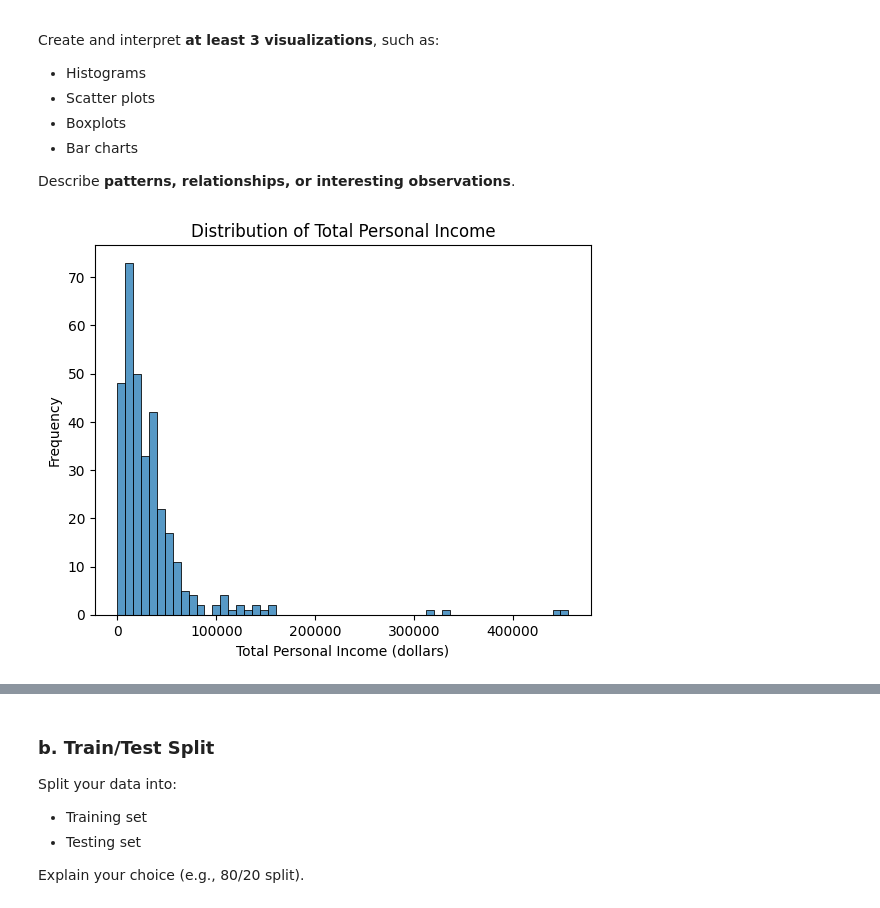
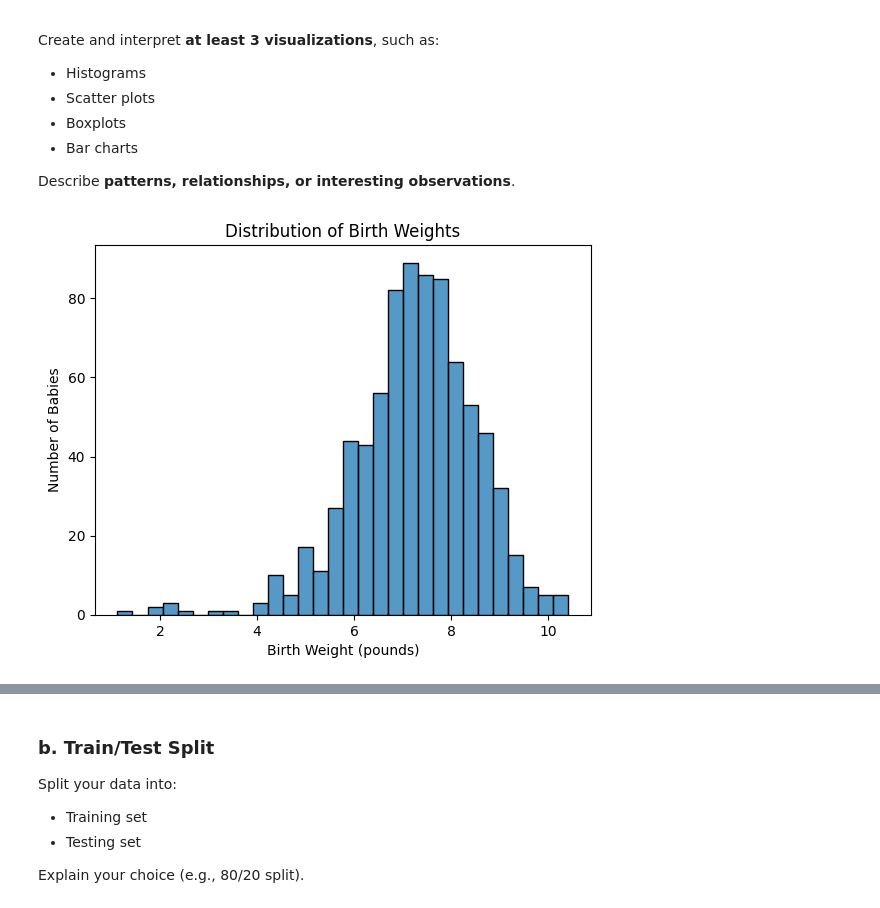
Before and after one commit to Nikolai-N484/Data201_NikolaiN, a Jupyter notebook: Project2/Nikolai_Navarro_Project2_Week11.ipynb, the cells around one changed output, grey strips where cells are left out. Drawn from its saved outputs; the diff is of its cells as text; code cells hidden in the pictures.

```diff
--- a/Project2/Nikolai_Navarro_Project2_Week11.ipynb
+++ b/Project2/Nikolai_Navarro_Project2_Week11.ipynb
@@ -44,9 +44,9 @@ import seaborn as sns
 import statsmodels.formula.api as smf
 from sklearn.linear_model import LogisticRegression
 from sklearn.model_selection import train_test_split
-from sklearn.metrics import accuracy_score, confusion_matrix, roc_auc_score, roc_curve
+from sklearn.metrics import accuracy_score, confusion_matrix, roc_auc_score, roc_curve, mean_squared_error, r2_score
 
-df = pd.read_csv("https://raw.githubusercontent.com/Nikolai-N484/Data201_NikolaiN/refs/heads/main/Project2/census.csv")
+df = pd.read_csv("https://raw.githubusercontent.com/Nikolai-N484/Data201_NikolaiN/refs/heads/main/Project2/births14.csv")
 
-df.head()
+df
 # %% [output]
@@ -83,7 +95,6 @@ total_personal_income    108
 dtype: int64
 # %%
-df["total_personal_income"] = df["total_personal_income"].fillna(df["total_personal_income"].mean())
-df["total_family_income"] = df["total_family_income"].fillna(df["total_family_income"].mean())
+df = df.dropna()
 
 count_nan2 = df.isna().sum()
 
@@ -100,8 +116 @@ total_personal_income    0
 dtype: int64
-# %%
-df = df[df["age"] > 18]
-df = df[df["total_personal_income"] > 0]
-
-shape2 = df.shape
-
-print(shape2)
@@ -135,11 +153,11 @@ Create and interpret **at least 3 visualizations**, such as:
 
 Describe **patterns, relationships, or interesting observations**.
 # %%
-sns.histplot(df["total_personal_income"])
-plt.xlabel("Total Personal Income (dollars)")
-plt.ylabel("Frequency")
-plt.title("Distribution of Total Personal Income")
+sns.histplot(df["weight"])
+plt.xlabel("Birth Weight (pounds)")
+plt.ylabel("Number of Babies")
+plt.title("Distribution of Birth Weights")
 plt.show()
 # %% [output]
-[figure, old version]
+[figure, new version]
 # %%
```
Also changed, not shown: parts of 33 cells of this notebook.
